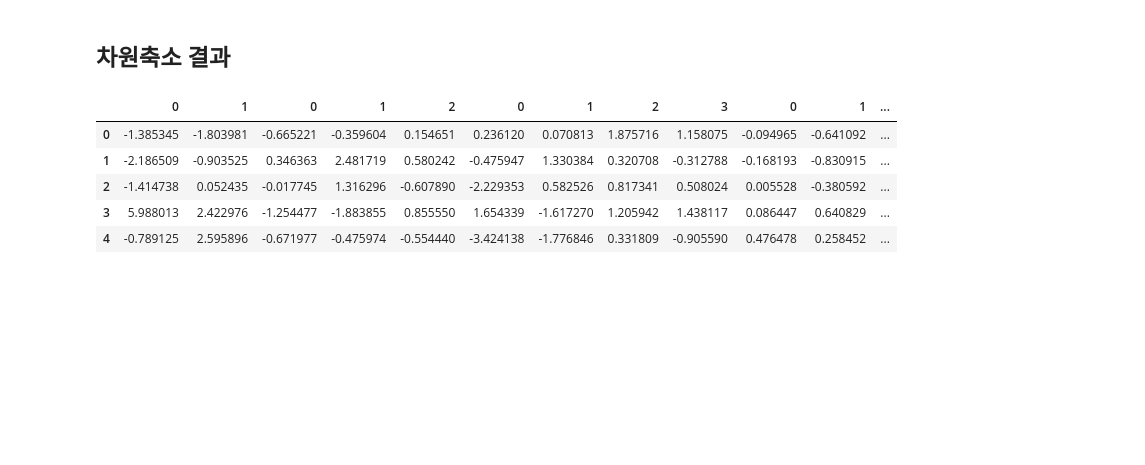
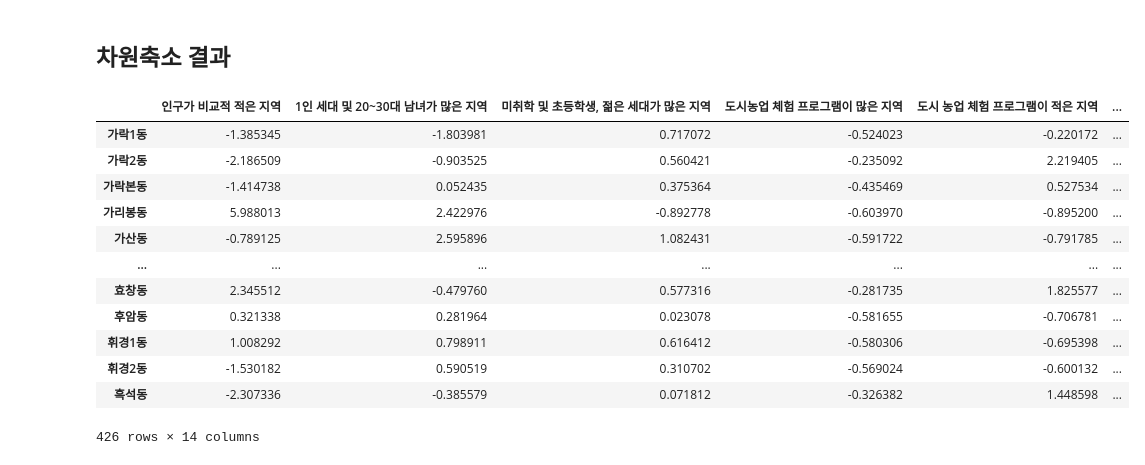
Before and after one commit to sesac-2023/cha_workspace, a Jupyter notebook: individual_tests/PJT_final_2023/modeling/pca_test_200231019.ipynb, the cells around one changed output. Cells and saved outputs as stored; diff of their text form; code cells hidden in the pictures; blank space fills up the shorter version.

```diff
--- a/individual_tests/PJT_final_2023/modeling/pca_test_200231019.ipynb
+++ b/individual_tests/PJT_final_2023/modeling/pca_test_200231019.ipynb
@@ -182,6 +236,8 @@ pd.DataFrame(data=pca.components_,columns=demand_scale_data.columns).T
 | 채식식당수 | -0.655775 | -0.033026 | -0.337349 | -0.001372 |
 | 초등학교수 | -0.007096 | 0.705509 | -0.091342 | 0.702558 |
 | 유치원수 | 0.014627 | 0.706533 | 0.093567 | -0.694961 |
+# %%
+demand_column = ['예상 수요가 낮은 지역', '유치원이 많은 지역', '납품할 업체가 많은 지역', '초등학교가 많은 지역']
 # %% [markdown]
 ### 환경 오염 특성
 # %%
@@ -210,6 +266,8 @@ pd.DataFrame(data=pca.components_,columns=environ_scale_data.columns).T
 | 미세먼지지수 | 0.676542 | -0.145958 |
 | 미세먼지백분위 | 0.644634 | -0.356461 |
 | 거주인구대비취약자수 | -0.356003 | -0.922839 |
+# %%
+environ_column = ['미세먼지 오염이 비교적 심한 곳', '비교적 공기오염이 덜한 곳']
 # %% [markdown]
 ### 상권 특성
 # %%
@@ -240,18 +298,27 @@ pd.DataFrame(data=pca.components_,columns=market_scale_data.columns).T
 | 승하차인원_버스_지하철 | -0.521853 | -0.072574 | -0.849939 |
 | 종사자수 (명) | -0.590866 | -0.087148 | 0.368123 |
 | 사업체수 (개) | -0.583678 | -0.173068 | 0.375214 |
+# %%
+market_column = ['사업체가 적은 곳', '상가 매출이 많은 곳', '사업체가 많은 곳']
 # %% [markdown]
 ## 차원축소 결과
 # %%
-pca_mca=pd.concat([pca_population, pca_infra, pca_demand, pca_environ, pca_market],axis=1)
+pca_result =pd.concat([pca_population, pca_infra, pca_demand, pca_environ, pca_market],axis=1)
-# %%
-# pca_mca.columns=['']
-
-pca_mca.head()
-# %% [output]
-|  | 0 | 1 | 0 | 1 | 2 | 0 | 1 | 2 | 3 | 0 | 1 | ... |
-| 0 | -1.385345 | -1.803981 | -0.665221 | -0.359604 | 0.154651 | 0.236120 | 0.070813 | 1.875716 | 1.158075 | -0.094965 | -0.641092 | ... |
-| 1 | -2.186509 | -0.903525 | 0.346363 | 2.481719 | 0.580242 | -0.475947 | 1.330384 | 0.320708 | -0.312788 | -0.168193 | -0.830915 | ... |
-| 2 | -1.414738 | 0.052435 | -0.017745 | 1.316296 | -0.607890 | -2.229353 | 0.582526 | 0.817341 | 0.508024 | 0.005528 | -0.380592 | ... |
-| 3 | 5.988013 | 2.422976 | -1.254477 | -1.883855 | 0.855550 | 1.654339 | -1.617270 | 1.205942 | 1.438117 | 0.086447 | 0.640829 | ... |
-| 4 | -0.789125 | 2.595896 | -0.671977 | -0.475974 | -0.554440 | -3.424138 | -1.776846 | 0.331809 | -0.905590 | 0.476478 | 0.258452 | ... |
+# %%
+pca_result.columns= population_columns + infra_column + demand_column + environ_column + market_column
+pca_result.index = data.index
+pca_result
+# %% [output]
+|  | 인구가 비교적 적은 지역 | 1인 세대 및 20~30대 남녀가 많은 지역 | 미취학 및 초등학생, 젊은 세대가 많은 지역 | 도시농업 체험 프로그램이 많은 지역 | 도시 농업 체험 프로그램이 적은 지역 | ... |
+| 가락1동 | -1.385345 | -1.803981 | 0.717072 | -0.524023 | -0.220172 | ... |
+| 가락2동 | -2.186509 | -0.903525 | 0.560421 | -0.235092 | 2.219405 | ... |
+| 가락본동 | -1.414738 | 0.052435 | 0.375364 | -0.435469 | 0.527534 | ... |
+| 가리봉동 | 5.988013 | 2.422976 | -0.892778 | -0.603970 | -0.895200 | ... |
+| 가산동 | -0.789125 | 2.595896 | 1.082431 | -0.591722 | -0.791785 | ... |
+| ... | ... | ... | ... | ... | ... | ... |
+| 효창동 | 2.345512 | -0.479760 | 0.577316 | -0.281735 | 1.825577 | ... |
+| 후암동 | 0.321338 | 0.281964 | 0.023078 | -0.581655 | -0.706781 | ... |
+| 휘경1동 | 1.008292 | 0.798911 | 0.616412 | -0.580306 | -0.695398 | ... |
+| 휘경2동 | -1.530182 | 0.590519 | 0.310702 | -0.569024 | -0.600132 | ... |
+| 흑석동 | -2.307336 | -0.385579 | 0.071812 | -0.326382 | 1.448598 | ... |
+426 rows × 14 columns
```
Also changed, not shown: parts of 17 cells of this notebook.
